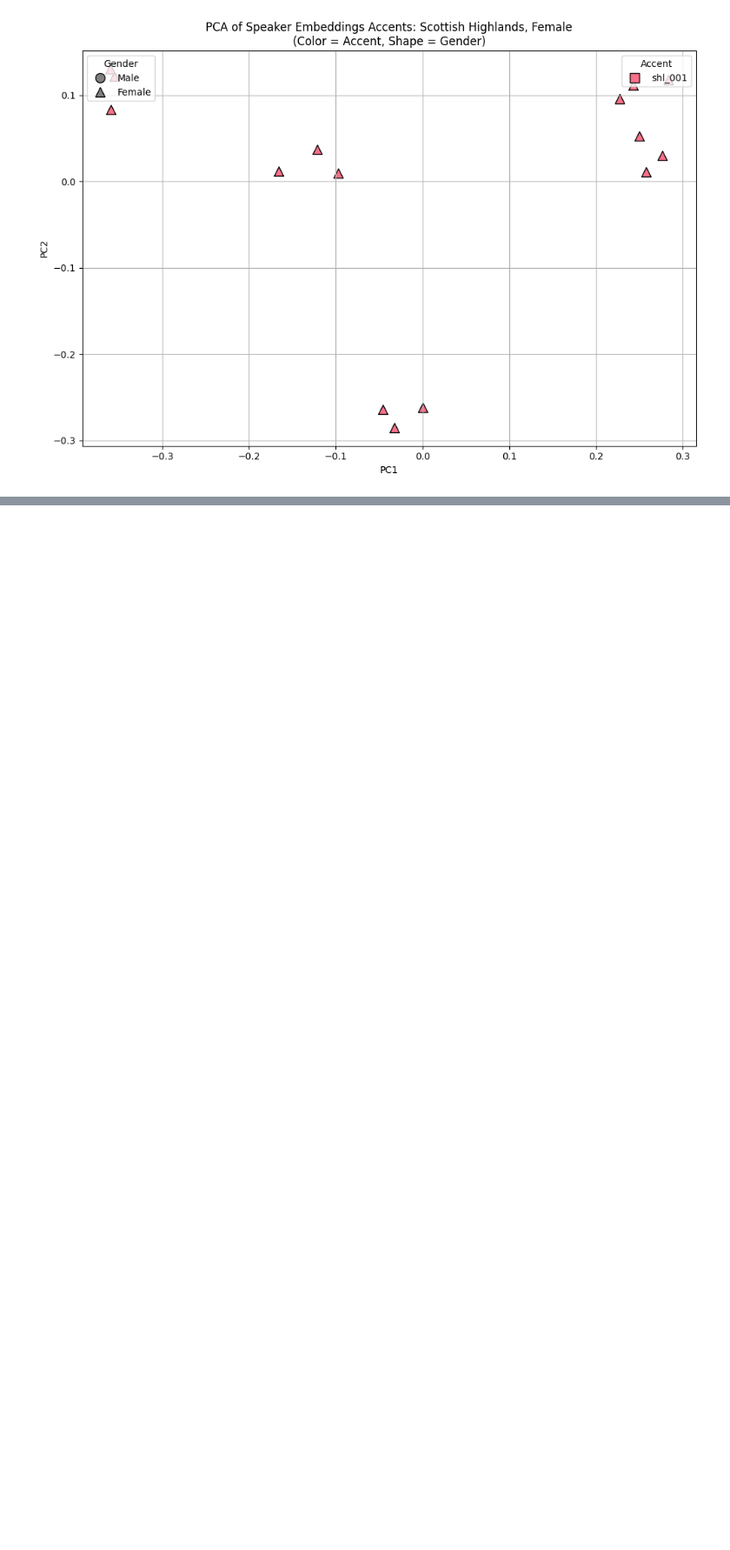
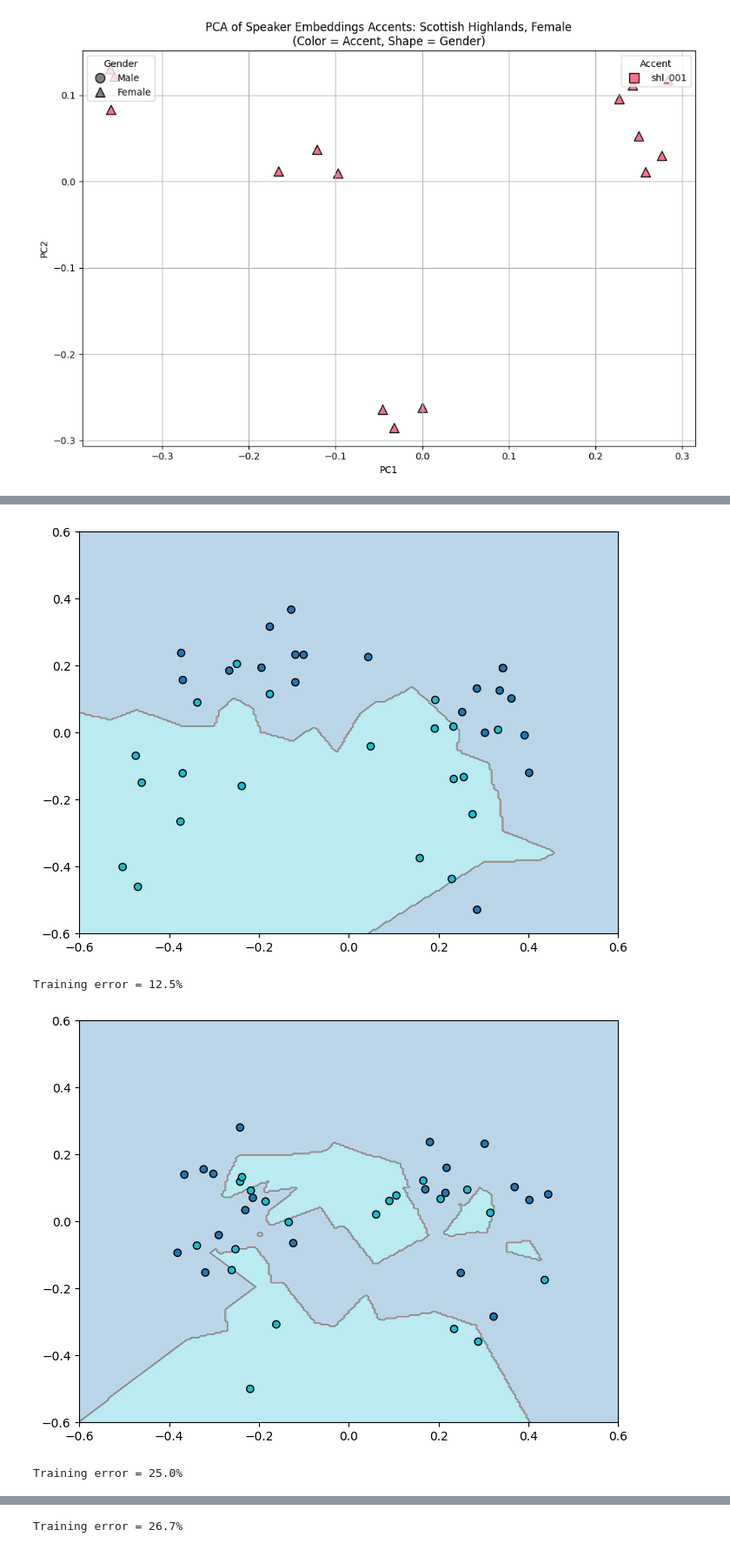
Before and after one commit to carmelgafa/ari5121-project, a Jupyter notebook: VoiceSimilarityAnalysis-code/analysis.ipynb, the cells around one changed output, grey strips where cells are left out. Shown at 87% size. Drawn from its saved outputs; the diff is of its cells as text; code cells hidden in the pictures; blank space fills up the shorter version.

```diff
--- a/VoiceSimilarityAnalysis-code/analysis.ipynb
+++ b/VoiceSimilarityAnalysis-code/analysis.ipynb
@@ -501,9 +501,9 @@ plot_embedding_clusters(result_4, "Accents: Scottish Highlands, Inner London and
 
 
 # Cluster experiment 5 : Scottish Highlands, Female speakers, 5 speakers
-df4 = prepare_compare_speakers("shl", "female", df_speakers_embeddings)
-result_4 = embeddings_cluster_analysis_same_speakers(df4)
-plot_embedding_clusters(result_4, "Accents: Scottish Highlands, Female")
+df5 = prepare_compare_speakers("shl", "female", df_speakers_embeddings)
+result_5 = embeddings_cluster_analysis_same_speakers(df5)
+plot_embedding_clusters(result_5, "Accents: Scottish Highlands, Female")
 # %% [output]
 [figure]
 [figure]
@@ -590,0 +567,45 @@ InvalidIndexError: (slice(None, None, None), 0)
+# %%
+import numpy as np
+import matplotlib.pyplot as plt
+from sklearn.model_selection import train_test_split
+from sklearn.metrics import zero_one_loss
+from sklearn.svm import SVC
+from sklearn.datasets import make_blobs
+from sklearn.metrics import classification_report, confusion_matrix
+from sklearn.neighbors import KNeighborsClassifier
+
+
+def classifier_fit(X, y, neighbors=2):
+
+    clf = KNeighborsClassifier(n_neighbors=neighbors)
+    y_encoded = le.fit_transform(y)  # e.g. shl_001 -> 0, ilo_001 -> 1
+
+    clf.fit(X, y_encoded)
+    plot_surface(clf, X, y_encoded, xlim=(-0.6, 0.6), ylim=(-0.6, 0.6))
+
+    y_encoded = le.transform(y)  # Encode y_1 using same label encoder
+
+    print("Training error = {:.1f}%".format(100 * zero_one_loss(y_encoded, clf.predict(X))))
+
+
+
+y_2 = result_2['accent']
+X_2 = result_2[['PC1', 'PC2']]
+classifier_fit(X_2, y_2)
+
+X_3 = result_3[['PC1', 'PC2']]
+y_3 = result_3['accent']
+classifier_fit(X_3, y_3)
+
+X_4 = result_4[['PC1', 'PC2']]
+y_4 = result_4['accent']
+classifier_fit(X_4, y_4)
+
+X_5 = result_5[['PC1', 'PC2']]
+y_5 = result_5['speaker']
+classifier_fit(X_5, y_5, neighbors=5)
+# %% [output]
+[figure, added]
+Training error = 12.5%
+[figure, added]
+Training error = 25.0%
@@ -590,0 +613 @@ InvalidIndexError: (slice(None, None, None), 0)
+Training error = 26.7%
```
Also changed, not shown: parts of 3 cells of this notebook, 2 other files.
